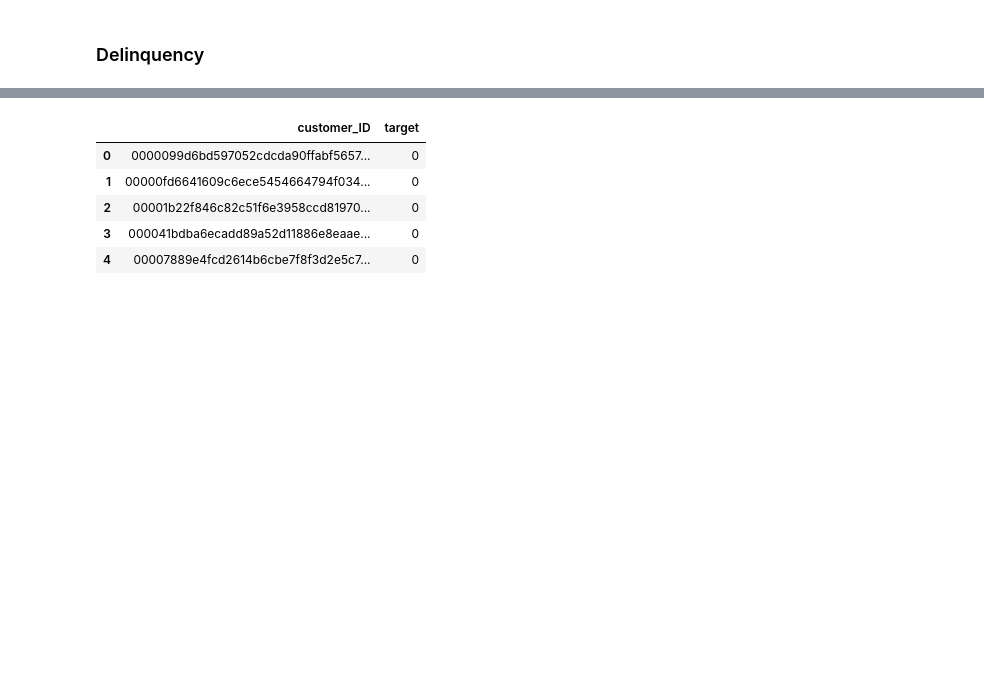
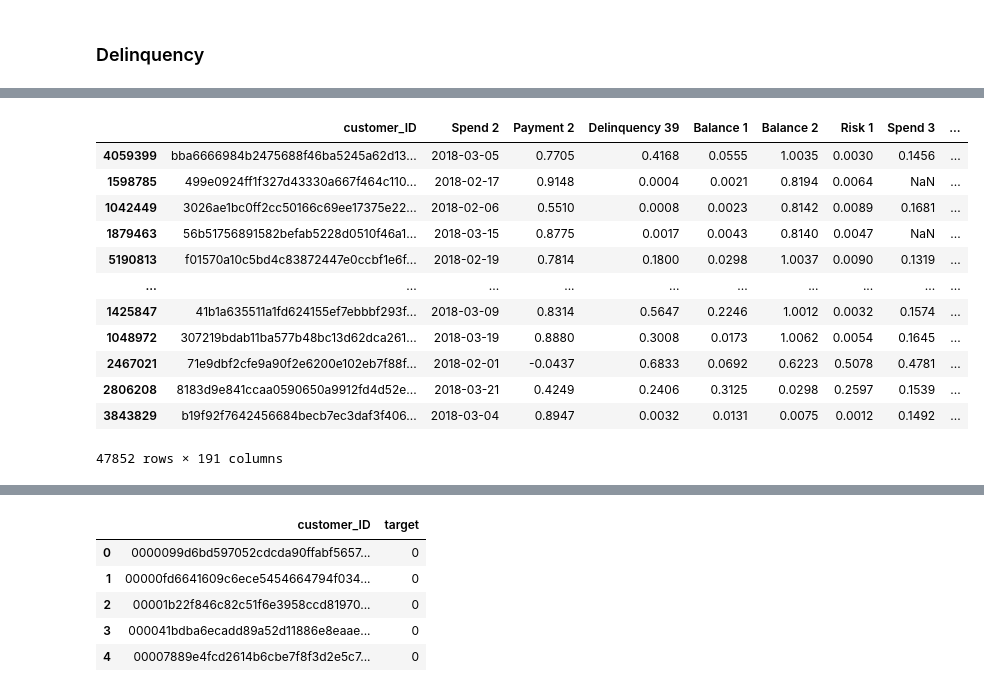
Before and after one commit to idsts2670/kaggle, a Jupyter notebook: amex-default-prediction/amex-default-prediction_v1.ipynb, the cells around one changed output, grey strips where cells are left out. Saved outputs shown, nothing was run; the diff lists cells and outputs as text; code cells hidden in the pictures; blank space fills up the shorter version.

```diff
--- a/amex-default-prediction/amex-default-prediction_v1.ipynb
+++ b/amex-default-prediction/amex-default-prediction_v1.ipynb
@@ -463,0 +481,16 @@ for i in range(1,6):
+# %%
+train_samp2
+# %% [output]
+|  | customer_ID | Spend 2 | Payment 2 | Delinquency 39 | Balance 1 | Balance 2 | Risk 1 | Spend 3 | ... |
+| 4059399 | bba6666984b2475688f46ba5245a62d13... | 2018-03-05 | 0.7705 | 0.4168 | 0.0555 | 1.0035 | 0.0030 | 0.1456 | ... |
+| 1598785 | 499e0924ff1f327d43330a667f464c110... | 2018-02-17 | 0.9148 | 0.0004 | 0.0021 | 0.8194 | 0.0064 | NaN | ... |
+| 1042449 | 3026ae1bc0ff2cc50166c69ee17375e22... | 2018-02-06 | 0.5510 | 0.0008 | 0.0023 | 0.8142 | 0.0089 | 0.1681 | ... |
+| 1879463 | 56b51756891582befab5228d0510f46a1... | 2018-03-15 | 0.8775 | 0.0017 | 0.0043 | 0.8140 | 0.0047 | NaN | ... |
+| 5190813 | f01570a10c5bd4c83872447e0ccbf1e6f... | 2018-02-19 | 0.7814 | 0.1800 | 0.0298 | 1.0037 | 0.0090 | 0.1319 | ... |
+| ... | ... | ... | ... | ... | ... | ... | ... | ... | ... |
+| 1425847 | 41b1a635511a1fd624155ef7ebbbf293f... | 2018-03-09 | 0.8314 | 0.5647 | 0.2246 | 1.0012 | 0.0032 | 0.1574 | ... |
+| 1048972 | 307219bdab11ba577b48bc13d62dca261... | 2018-03-19 | 0.8880 | 0.3008 | 0.0173 | 1.0062 | 0.0054 | 0.1645 | ... |
+| 2467021 | 71e9dbf2cfe9a90f2e6200e102eb7f88f... | 2018-02-01 | -0.0437 | 0.6833 | 0.0692 | 0.6223 | 0.5078 | 0.4781 | ... |
+| 2806208 | 8183d9e841ccaa0590650a9912fd4d52e... | 2018-03-21 | 0.4249 | 0.2406 | 0.3125 | 0.0298 | 0.2597 | 0.1539 | ... |
+| 3843829 | b19f92f7642456684becb7ec3daf3f406... | 2018-03-04 | 0.8947 | 0.0032 | 0.0131 | 0.0075 | 0.0012 | 0.1492 | ... |
+47852 rows × 191 columns
```
Also changed, not shown: parts of 15 cells of this notebook.
